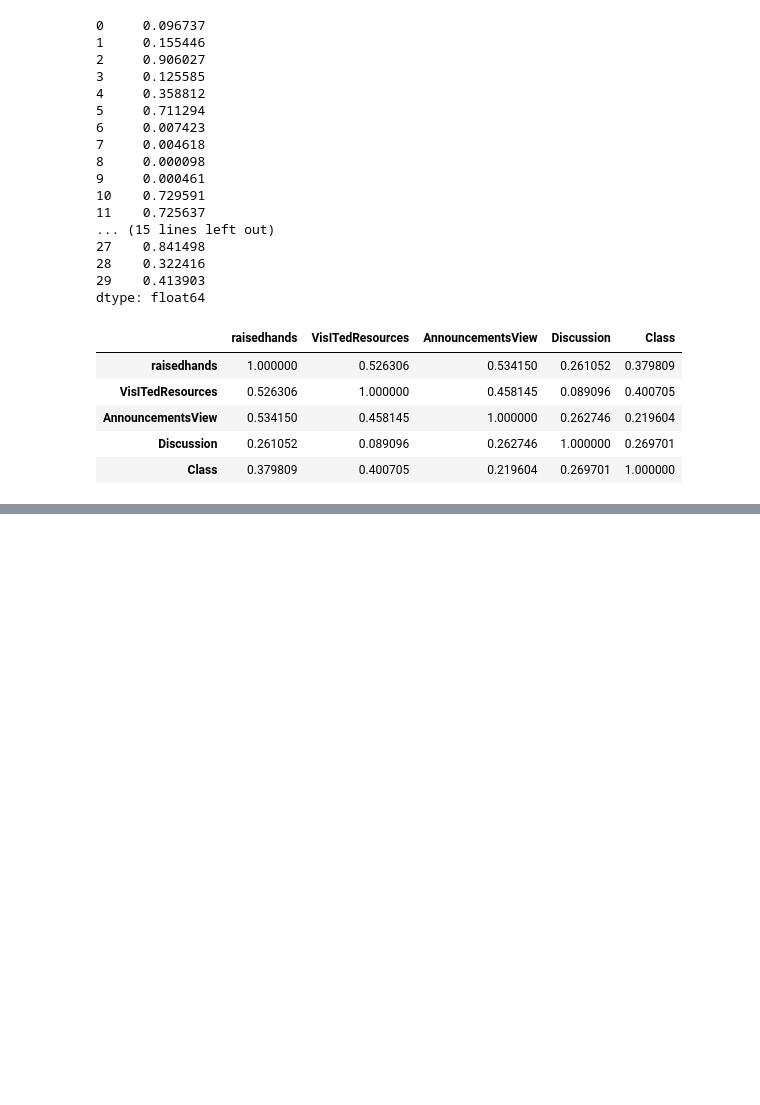
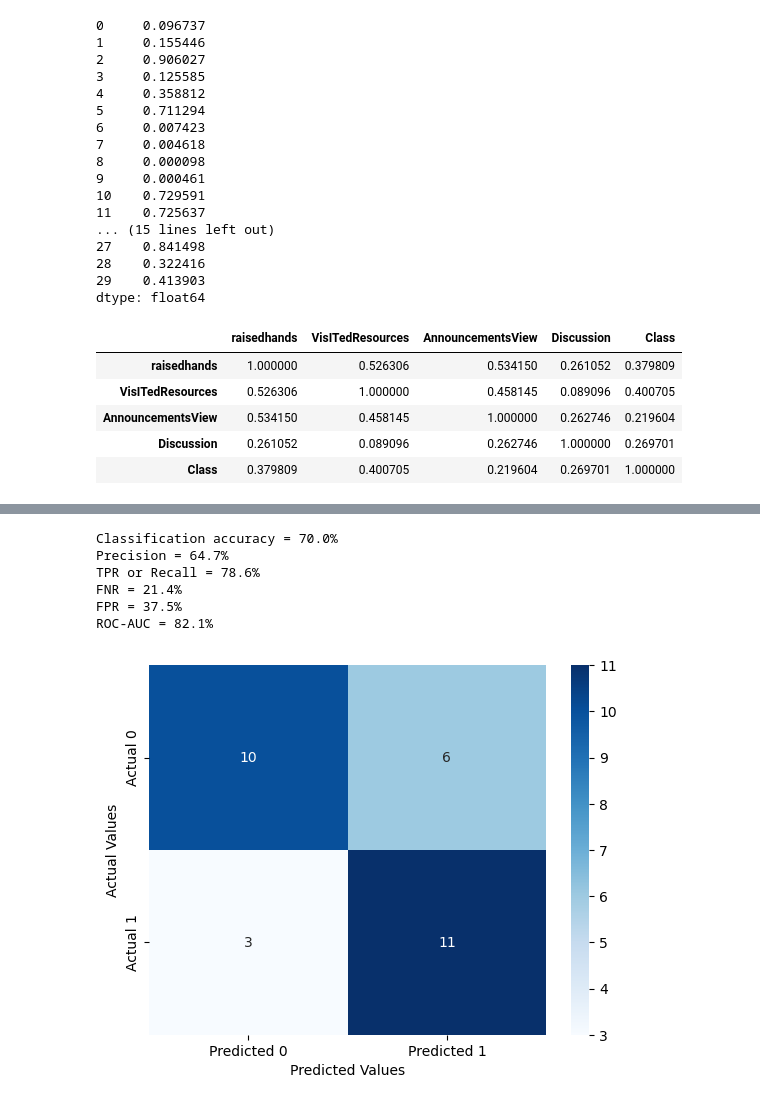
Before and after one commit to wchen952/STAT-303-2-Project, a Jupyter notebook: Stat303_2_Project.ipynb, the cells around one changed output, grey strips where cells are left out. Saved outputs shown, nothing was run; the diff lists cells and outputs as text; code cells hidden in the pictures; blank space fills up the shorter version.

```diff
--- a/Stat303_2_Project.ipynb
+++ b/Stat303_2_Project.ipynb
@@ -126,0 +224,10 @@ NameError: name 'add_constant' is not defined
+# %%
+confusion_matrix_data(edu_test,edu_test.Class,model1,0.1)
+# %% [output]
+Classification accuracy = 70.0%
+Precision = 64.7%
+TPR or Recall = 78.6%
+FNR = 21.4%
+FPR = 37.5%
+ROC-AUC = 82.1%
+[figure, added]
```
Also changed, not shown: parts of 10 cells of this notebook.
